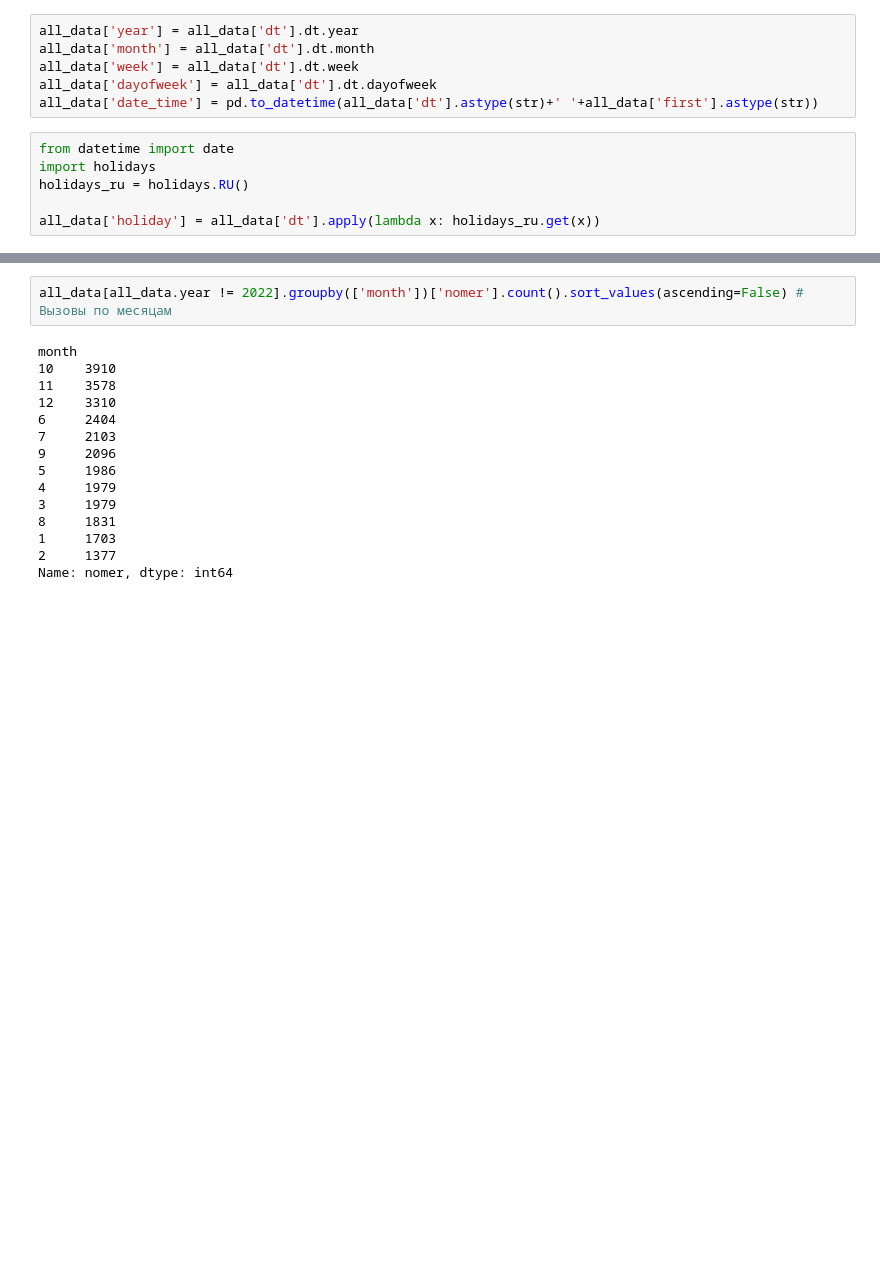
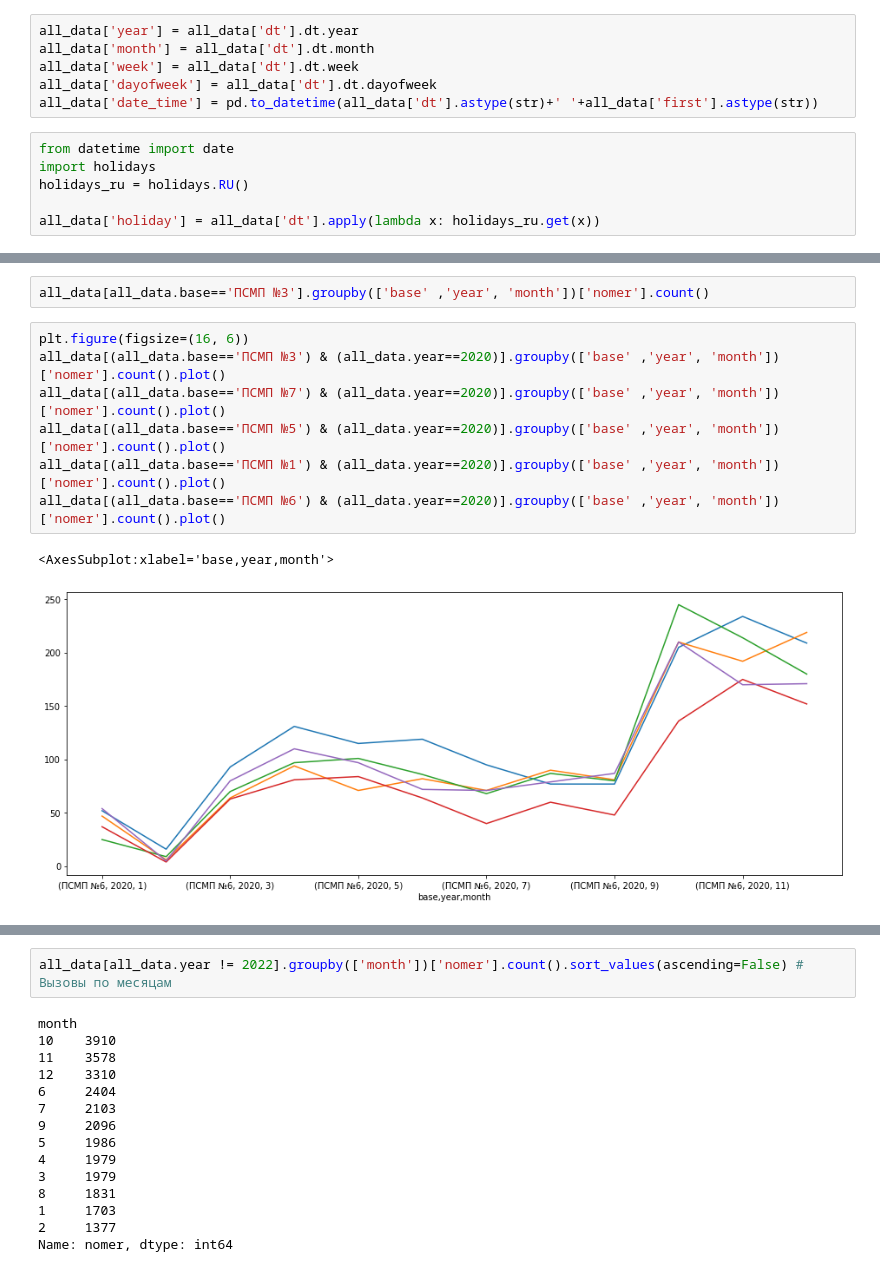
Before and after one commit to kasa10/Digital_Team_Ambulance, a Jupyter notebook: EDA and FE.ipynb, the cells around one changed output, grey strips where cells are left out. Cells and saved outputs as stored; diff of their text form; blank space fills up the shorter version.

```diff
--- a/EDA and FE.ipynb
+++ b/EDA and FE.ipynb
@@ -189,0 +177,12 @@ Name: dt, Length: 35371, dtype: int64
+# %%
+all_data[all_data.base=='ПСМП №3'].groupby(['base' ,'year', 'month'])['nomer'].count()
+# %%
+plt.figure(figsize=(16, 6))
+all_data[(all_data.base=='ПСМП №3') & (all_data.year==2020)].groupby(['base' ,'year', 'month'])['nomer'].count().plot()
+all_data[(all_data.base=='ПСМП №7') & (all_data.year==2020)].groupby(['base' ,'year', 'month'])['nomer'].count().plot()
+all_data[(all_data.base=='ПСМП №5') & (all_data.year==2020)].groupby(['base' ,'year', 'month'])['nomer'].count().plot()
+all_data[(all_data.base=='ПСМП №1') & (all_data.year==2020)].groupby(['base' ,'year', 'month'])['nomer'].count().plot()
+all_data[(all_data.base=='ПСМП №6') & (all_data.year==2020)].groupby(['base' ,'year', 'month'])['nomer'].count().plot()
+# %% [output]
+<AxesSubplot:xlabel='base,year,month'>
+[figure, added]
```
Also changed, not shown: parts of 4 cells of this notebook.
